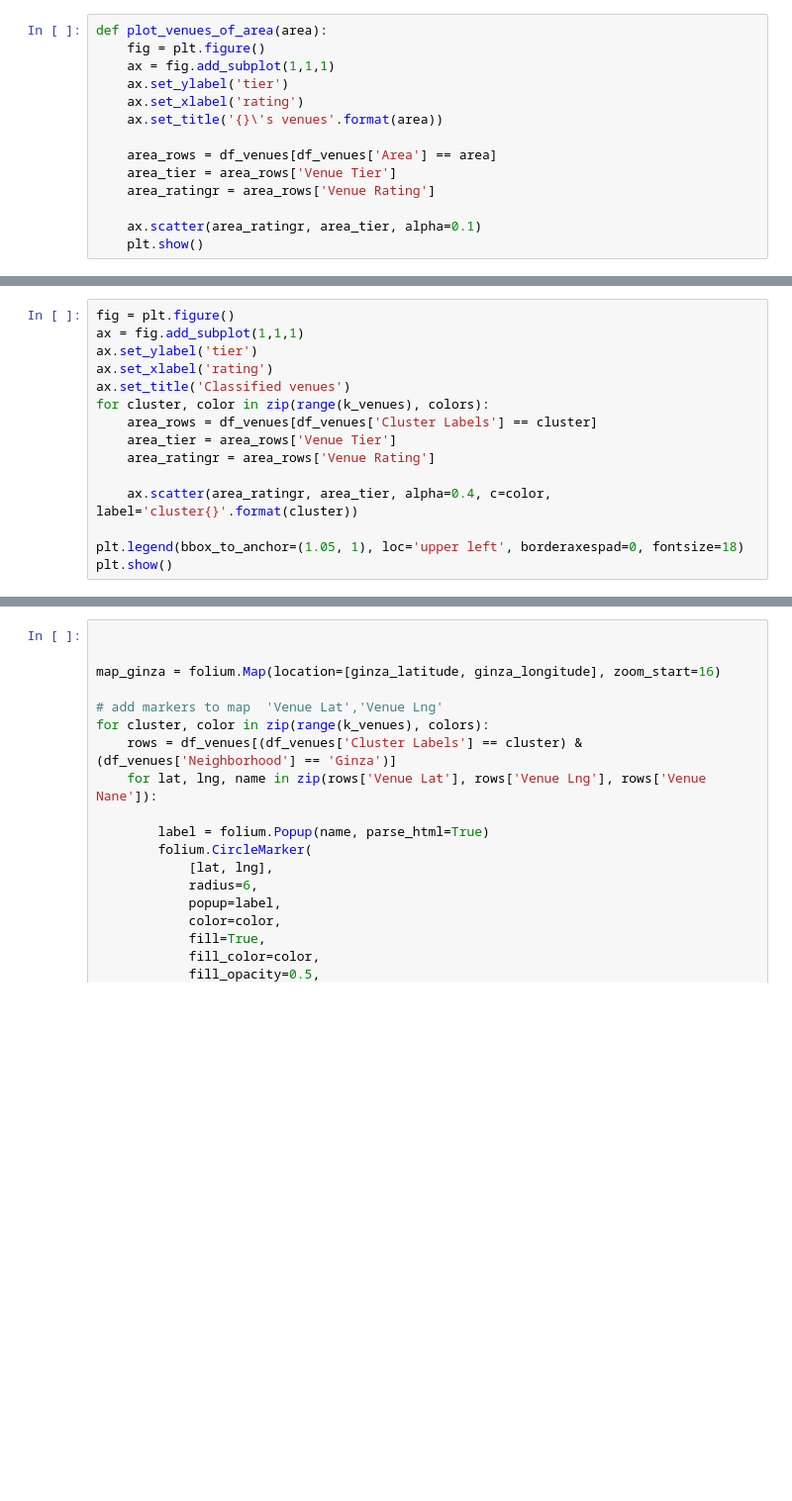
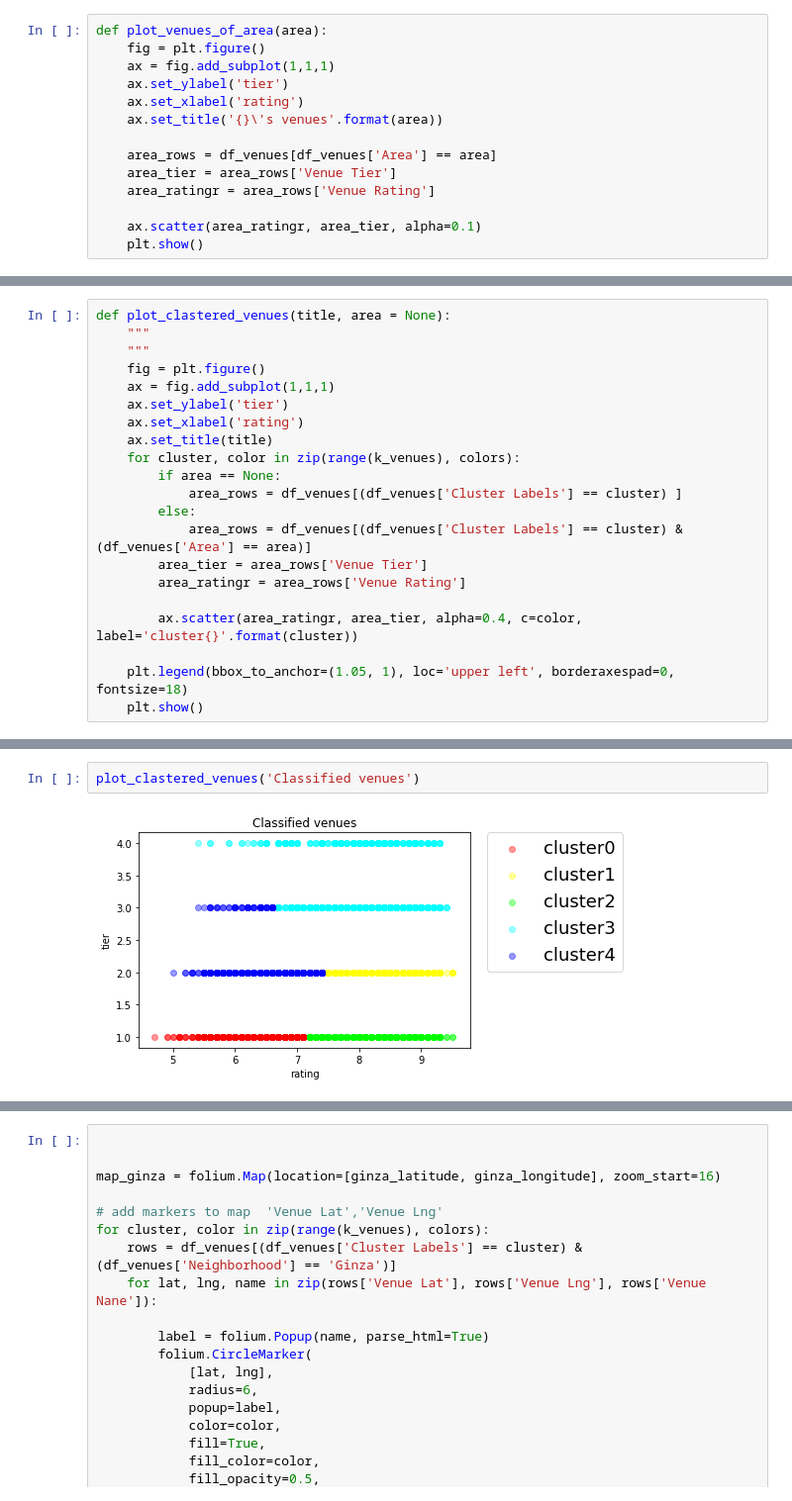
Before and after one commit to makotowatanabe13/coursera-capstone-project, a Jupyter notebook: AppliedDataScienceCapstone_week5.ipynb, the cells around one changed output, grey strips where cells are left out. Shown: that part at 99% size. Cells and saved outputs as stored; diff of their text form; blank space fills up the shorter version.

```diff
--- a/AppliedDataScienceCapstone_week5.ipynb
+++ b/AppliedDataScienceCapstone_week5.ipynb
@@ -288,17 +286,23 @@ df_venues.head(10)
 | 8 | Ginza | Ginza | 4b59bab9f964a520fc9428e3 | Sushizanmai (すしざんまい 本店) | 8.9 | 2 | 35.665893 | 139.770601 | ... |
 | 9 | Ginza | Ginza | 4d72073c311f6ea80175d5ea | Tsukiji Itadori Bekkan (築地虎杖 別館) | 9.0 | 2 | 35.665577 | 139.770448 | ... |
 # %%
-fig = plt.figure()
-ax = fig.add_subplot(1,1,1)
-ax.set_ylabel('tier')
-ax.set_xlabel('rating')
-ax.set_title('Classified venues')
-for cluster, color in zip(range(k_venues), colors):
-    area_rows = df_venues[df_venues['Cluster Labels'] == cluster]
-    area_tier = area_rows['Venue Tier']
-    area_ratingr = area_rows['Venue Rating']
+def plot_clastered_venues(title, area = None):
+    """
+    """
+    fig = plt.figure()
+    ax = fig.add_subplot(1,1,1)
+    ax.set_ylabel('tier')
+    ax.set_xlabel('rating')
+    ax.set_title(title)
+    for cluster, color in zip(range(k_venues), colors):
+        if area == None:
+            area_rows = df_venues[(df_venues['Cluster Labels'] == cluster) ]
+        else:
+            area_rows = df_venues[(df_venues['Cluster Labels'] == cluster) & (df_venues['Area'] == area)]
+        area_tier = area_rows['Venue Tier']
+        area_ratingr = area_rows['Venue Rating']
 
-    ax.scatter(area_ratingr, area_tier, alpha=0.4, c=color, label='cluster{}'.format(cluster))
+        ax.scatter(area_ratingr, area_tier, alpha=0.4, c=color, label='cluster{}'.format(cluster))
 
-plt.legend(bbox_to_anchor=(1.05, 1), loc='upper left', borderaxespad=0, fontsize=18)
-plt.show()
+    plt.legend(bbox_to_anchor=(1.05, 1), loc='upper left', borderaxespad=0, fontsize=18)
+    plt.show()
@@ -326,0 +309,4 @@ plt.show()
+# %%
+plot_clastered_venues('Classified venues')
+# %% [output]
+[figure, added]
```
Also changed, not shown: parts of 16 cells of this notebook.
